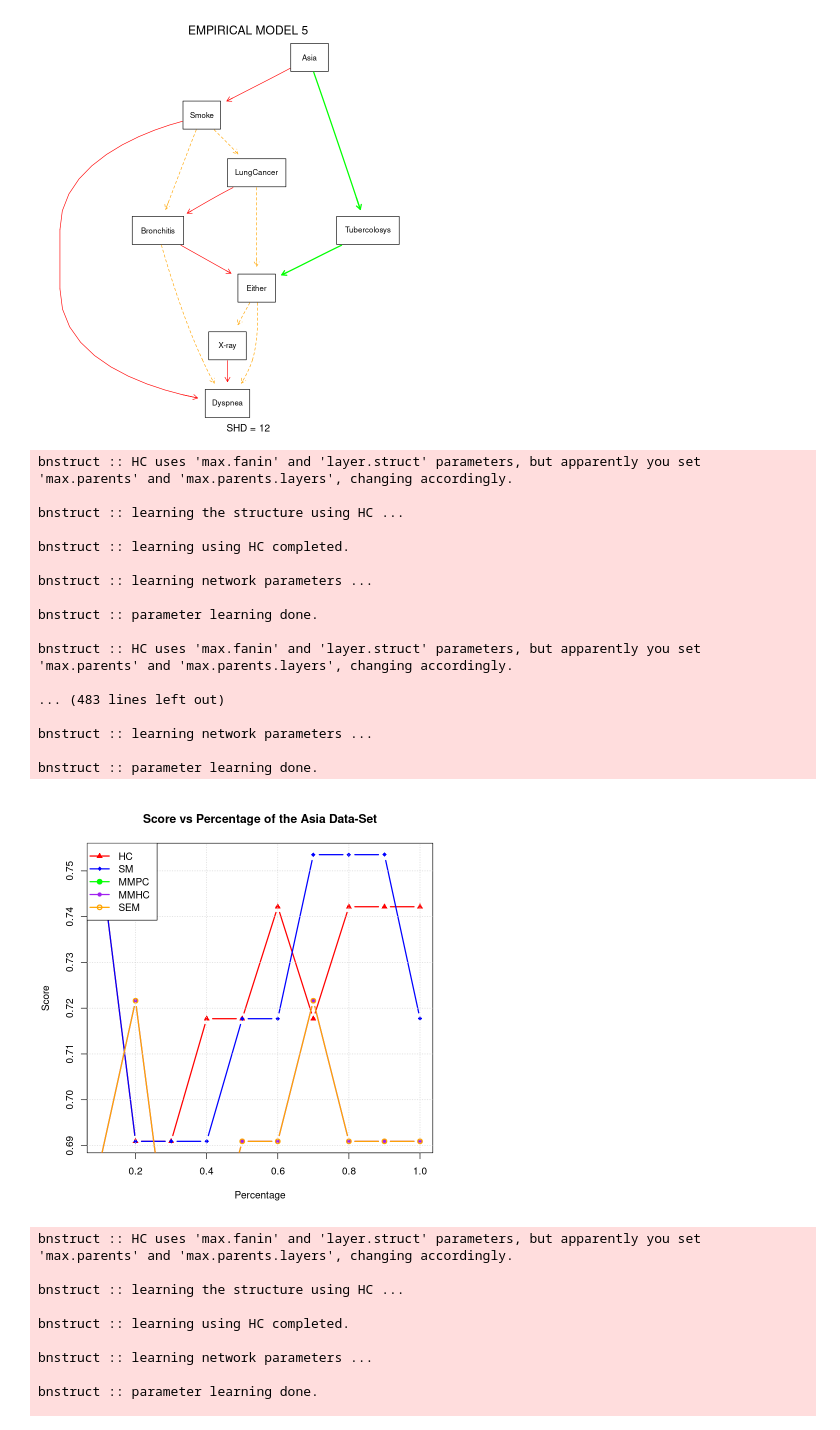
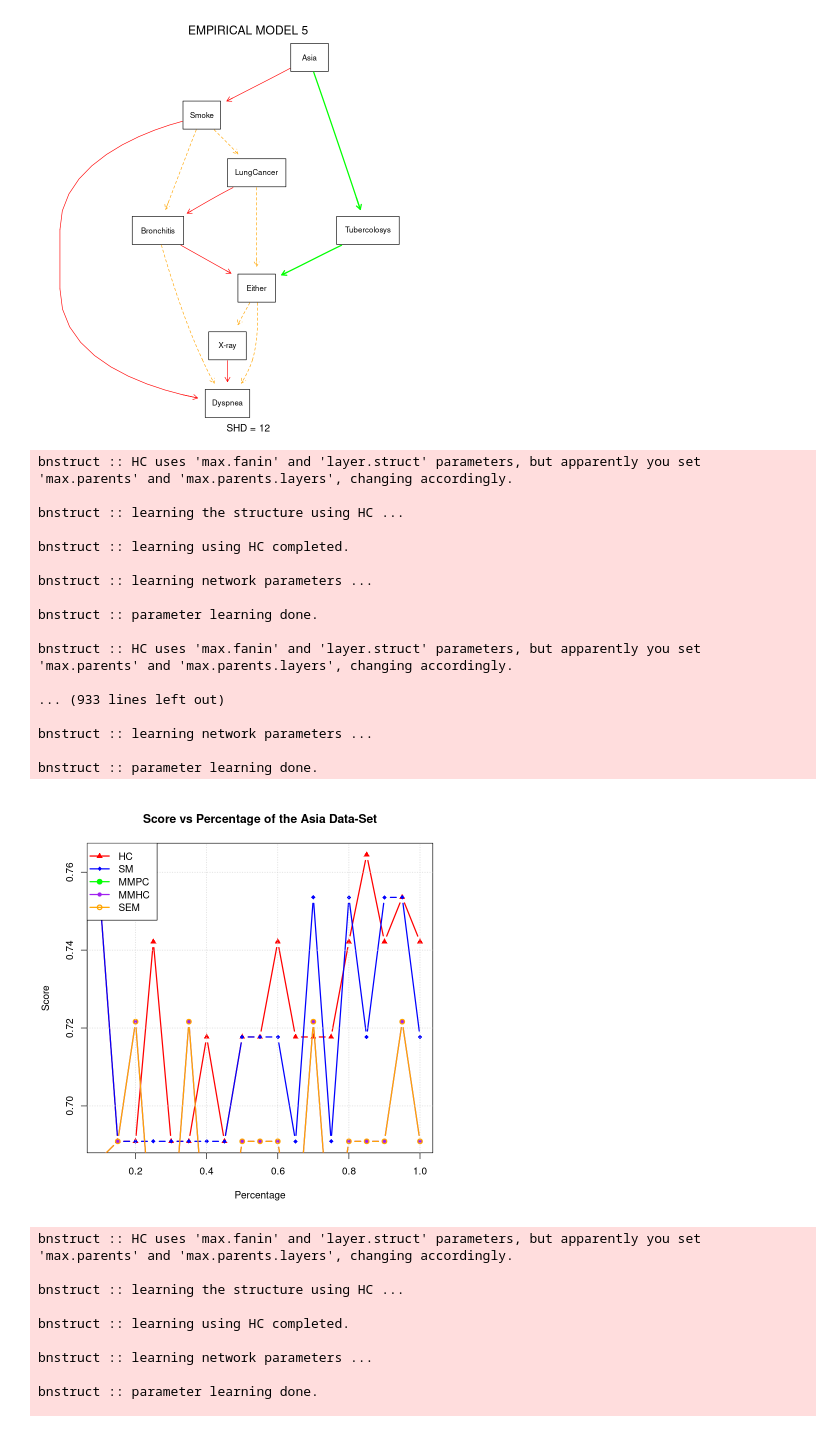
Before and after one commit to LorenzoVigorelli/BayesianNetworks, a Jupyter notebook: bnstruct.ipynb, the cells around one changed output. Cells and saved outputs as stored; diff of their text form; code cells hidden in the pictures.

```diff
--- a/bnstruct.ipynb
+++ b/bnstruct.ipynb
@@ -302,8 +373,7 @@ theorDAG_asia <- theorDAG
   14   13    8   12   12
 [figure]
 # %%
-percentages <- seq(0.1, 1, by = 0.1)
-
+percentages <- seq(0.1, 1, by = 0.05)
 
 # Define a vector of algorithms to be used
 algorithms <- c("hc", "sm", "mmpc", "mmhc", "sem")
@@ -328,35 +398,35 @@ plot(percentages, scores_list[[1]], type = "b", pch = pch_values[1], col = color
      main = "Score vs Percentage of the Asia Data-Set", xlab = "Percentage", ylab = "Score")
 
 # Add lines for the scores of the remaining algorithms
 for (i in 2:length(algorithms)) {
   lines(percentages, scores_list[[i]], type = "b", pch = pch_values[i], col = colors[i], lwd = 2)
 }
 
 # Add a grid to the plot
 grid(col = "lightgray", lty = "dotted")
 
 # Add a legend to the plot
 legend("topleft", legend = toupper(algorithms),
        col = colors, pch = pch_values, lty = 1, lwd = 2)
 # %% [output]
 bnstruct :: HC uses 'max.fanin' and 'layer.struct' parameters, but apparently you set 'max.parents' and 'max.parents.layers', changing accordingly.
 
 bnstruct :: learning the structure using HC ...
 
 bnstruct :: learning using HC completed.
 
 bnstruct :: learning network parameters ...
 
 bnstruct :: parameter learning done.
 
 bnstruct :: HC uses 'max.fanin' and 'layer.struct' parameters, but apparently you set 'max.parents' and 'max.parents.layers', changing accordingly.
 
-... (483 lines left out)
+... (933 lines left out)
 
 bnstruct :: learning network parameters ...
 
 bnstruct :: parameter learning done.
-[figure, old version]
+[figure, new version]
 # %%
 # Define a sequence of percentages from 0.1 to 1, incrementing by 0.1
 percentages <- seq(0.1, 1, by = 0.1)
```
Also changed, not shown: parts of 9 cells of this notebook.
